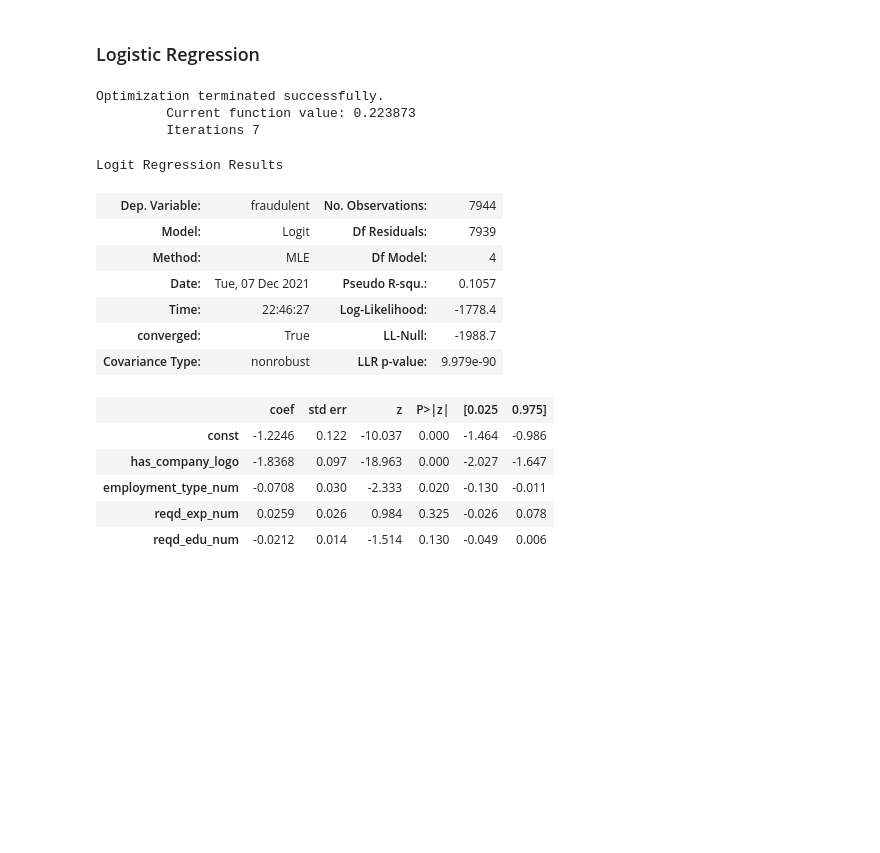
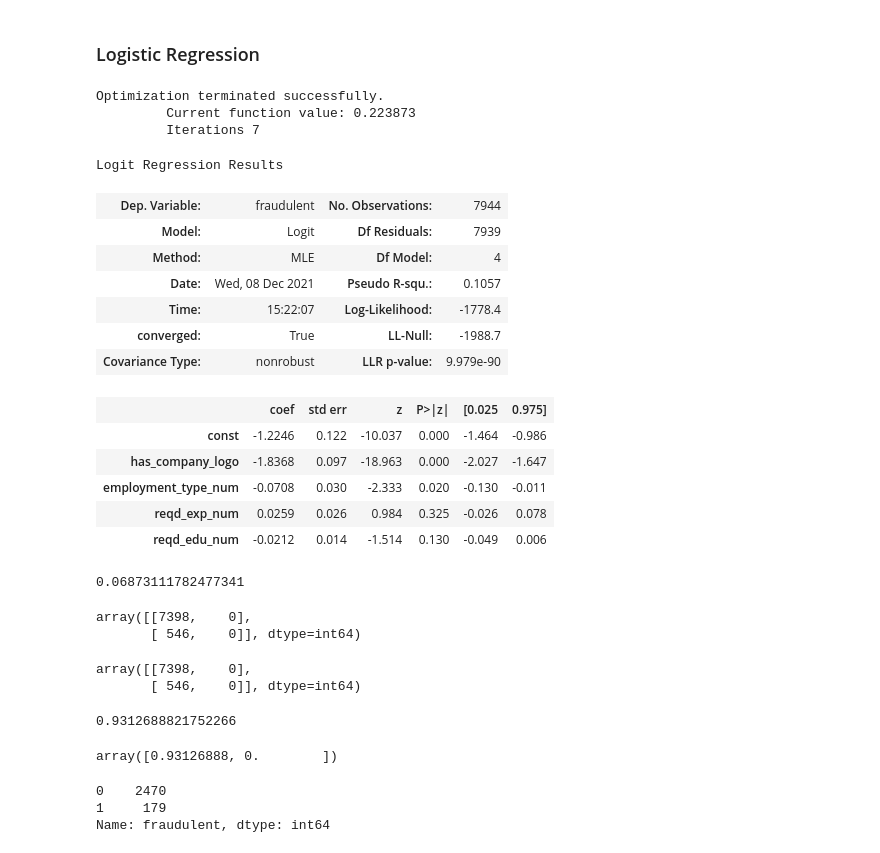
Before and after one commit to hjyoon16/Fake_Job_Post_Classification, a Jupyter notebook: 502Project.ipynb, the cells around one changed output. Cells and saved outputs as stored; diff of their text form; code cells hidden in the pictures; blank space fills up the shorter version.

```diff
--- a/502Project.ipynb
+++ b/502Project.ipynb
@@ -428,20 +430,20 @@ original_ratio
 X = pd.DataFrame(dt1_train[['has_company_logo', 'employment_type_num',
        'reqd_exp_num', 'reqd_edu_num']])
 X = sm.add_constant(X)
-Y = pd.DataFrame(dt1_train[['fraudulent']])
+y = pd.DataFrame(dt1_train[['fraudulent']])
 # %%
-logreg01 = sm.Logit(Y,X).fit()
+logreg01 = sm.Logit(y,X).fit()
 logreg01.summary()
 # %% [output]
 Optimization terminated successfully.
          Current function value: 0.223873
          Iterations 7
 Logit Regression Results
 | Dep. Variable: | fraudulent | No. Observations: | 7944 |
 | Model: | Logit | Df Residuals: | 7939 |
 | Method: | MLE | Df Model: | 4 |
-| Date: | Tue, 07 Dec 2021 | Pseudo R-squ.: | 0.1057 |
-| Time: | 22:46:27 | Log-Likelihood: | -1778.4 |
+| Date: | Wed, 08 Dec 2021 | Pseudo R-squ.: | 0.1057 |
+| Time: | 15:22:07 | Log-Likelihood: | -1778.4 |
 | converged: | True | LL-Null: | -1988.7 |
 | Covariance Type: | nonrobust | LLR p-value: | 9.979e-90 |
 |  | coef | std err | z | P>|z| | [0.025 | 0.975] |
@@ -450,3 +452,37 @@ Logit Regression Results
 | employment_type_num | -0.0708 | 0.030 | -2.333 | 0.020 | -0.130 | -0.011 |
 | reqd_exp_num | 0.0259 | 0.026 | 0.984 | 0.325 | -0.026 | 0.078 |
 | reqd_edu_num | -0.0212 | 0.014 | -1.514 | 0.130 | -0.049 | 0.006 |
+# %%
+pred_prob = logreg01.predict(X)
+ypred = (pred_prob >0.5).astype(int)
+mean_absolute_error(y, ypred)
+# %% [output]
+0.06873111782477341
+# %%
+confusion_matrix(y, ypred)
+# %% [output]
+array([[7398,    0],
+       [ 546,    0]], dtype=int64)
+# %%
+ypred = (logreg01.predict(X)).astype(int)
+confusion_matrix(Y, ypred)
+# %% [output]
+array([[7398,    0],
+       [ 546,    0]], dtype=int64)
+# %%
+print(accuracy_score(y,ypred))
+#print(recall_score(y,ypred, average = None))
+precision_score(y,ypred, average = None)
+# %% [output]
+0.9312688821752266
+array([0.93126888, 0.        ])
+# %%
+X_test = pd.DataFrame(dt1_test[['has_company_logo', 'employment_type_num',
+       'reqd_exp_num', 'reqd_edu_num']])
+X_test = sm.add_constant(X_test)
+y_test = pd.DataFrame(dt1_test[['fraudulent']])
+dt1_test['fraudulent'].value_counts()
+# %% [output]
+0    2470
+1     179
+Name: fraudulent, dtype: int64
```
Also changed, not shown: parts of 4 cells of this notebook.
